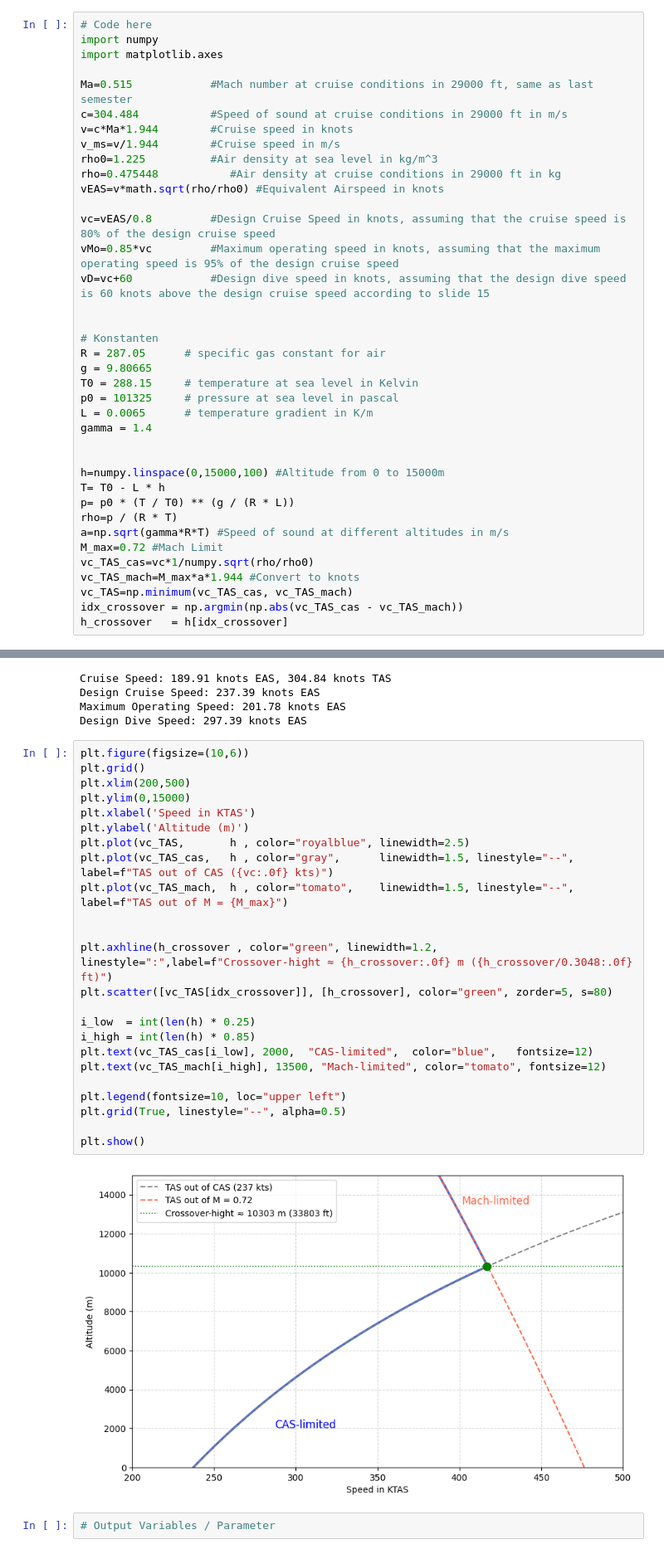
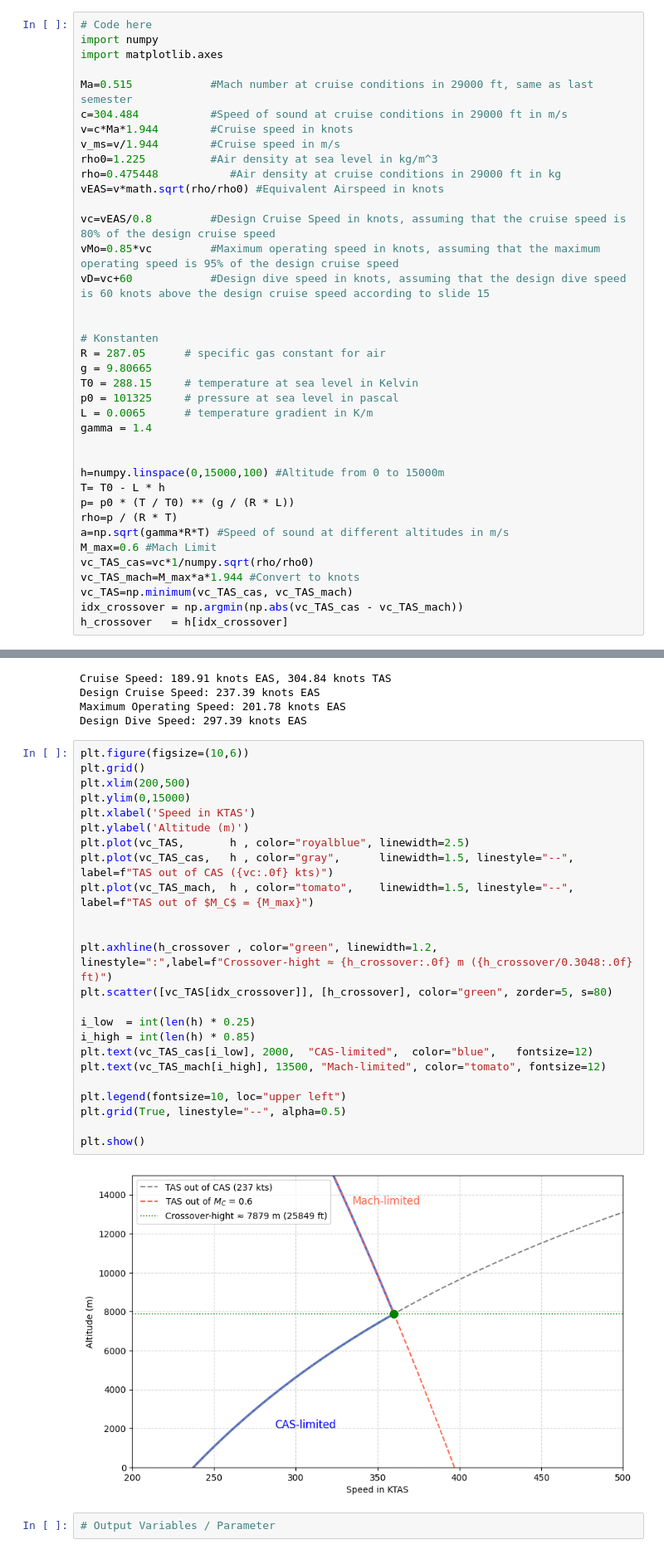
Before and after one commit to MatthiasFrenzl/TUW-AircraftDesign2-SS2026, a Jupyter notebook: Code/Aircraft Design 2 - Calculations - Group 1 - SS2026.ipynb, the cells around one changed output, grey strips where cells are left out. Shown at 83% size. Cells and saved outputs as stored; diff of their text form.

```diff
--- a/Code/Aircraft Design 2 - Calculations - Group 1 - SS2026.ipynb
+++ b/Code/Aircraft Design 2 - Calculations - Group 1 - SS2026.ipynb
@@ -284,7 +284,7 @@ T= T0 - L * h
 p= p0 * (T / T0) ** (g / (R * L))
 rho=p / (R * T)
 a=np.sqrt(gamma*R*T) #Speed of sound at different altitudes in m/s
-M_max=0.72 #Mach Limit
+M_max=0.6 #Mach Limit
 vc_TAS_cas=vc*1/numpy.sqrt(rho/rho0)
 vc_TAS_mach=M_max*a*1.944 #Convert to knots
 vc_TAS=np.minimum(vc_TAS_cas, vc_TAS_mach)
@@ -303,29 +303,29 @@ Design Dive Speed: 297.39 knots EAS
 # %%
 plt.figure(figsize=(10,6))
 plt.grid()
 plt.xlim(200,500)
 plt.ylim(0,15000)
 plt.xlabel('Speed in KTAS')
 plt.ylabel('Altitude (m)')
 plt.plot(vc_TAS,       h , color="royalblue", linewidth=2.5)
 plt.plot(vc_TAS_cas,   h , color="gray",      linewidth=1.5, linestyle="--", label=f"TAS out of CAS ({vc:.0f} kts)")
-plt.plot(vc_TAS_mach,  h , color="tomato",    linewidth=1.5, linestyle="--", label=f"TAS out of M = {M_max}")
+plt.plot(vc_TAS_mach,  h , color="tomato",    linewidth=1.5, linestyle="--", label=f"TAS out of $M_C$ = {M_max}")
 
 
 plt.axhline(h_crossover , color="green", linewidth=1.2, linestyle=":",label=f"Crossover-hight ≈ {h_crossover:.0f} m ({h_crossover/0.3048:.0f} ft)")
 plt.scatter([vc_TAS[idx_crossover]], [h_crossover], color="green", zorder=5, s=80)
 
 i_low  = int(len(h) * 0.25)
 i_high = int(len(h) * 0.85)
 plt.text(vc_TAS_cas[i_low], 2000,  "CAS-limited",  color="blue",   fontsize=12)
 plt.text(vc_TAS_mach[i_high], 13500, "Mach-limited", color="tomato", fontsize=12)
 
 plt.legend(fontsize=10, loc="upper left")
 plt.grid(True, linestyle="--", alpha=0.5)
 
 plt.show()
 # %% [output]
-[figure, old version]
+[figure, new version]
 # %%
 # Output Variables / Parameter
 # %% [markdown]
```
Also changed, not shown: parts of 3 cells of this notebook, 6 other files.
